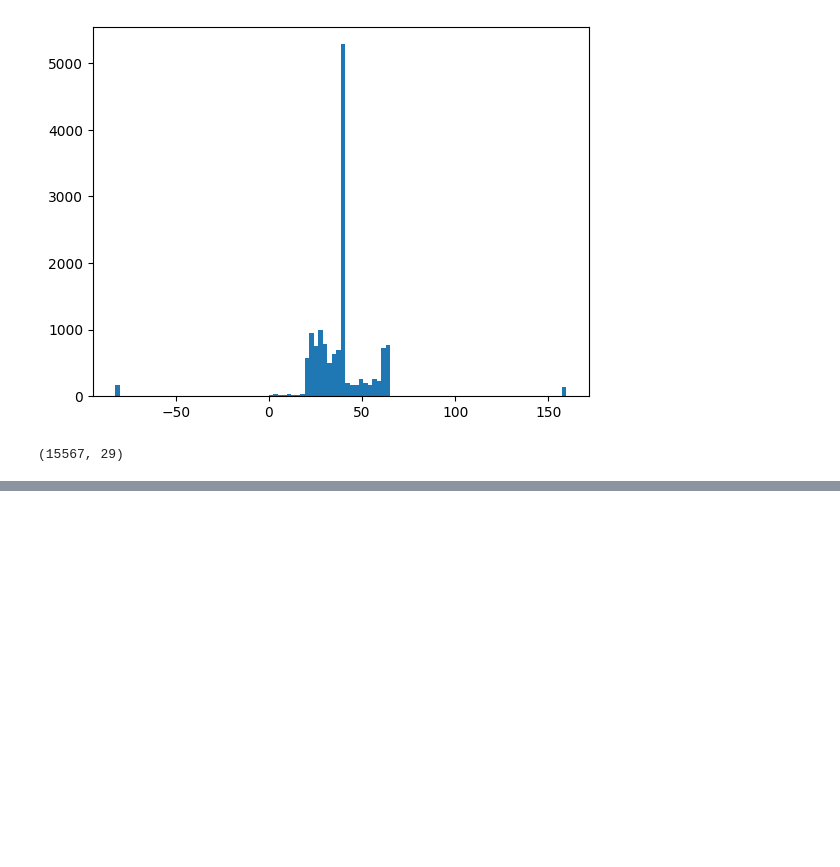
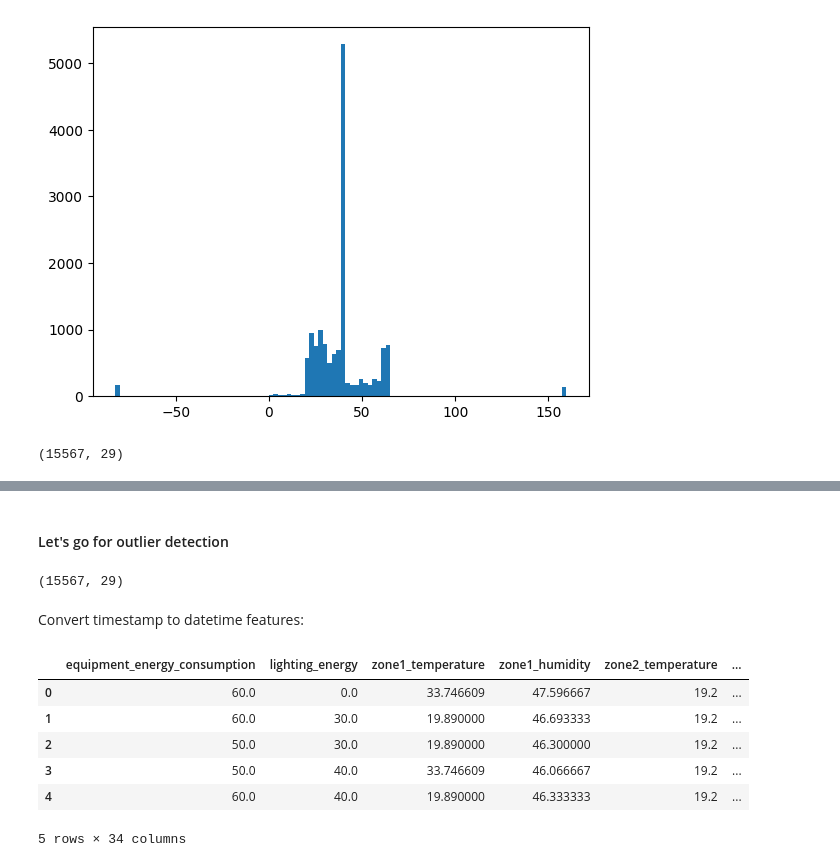
Before and after one commit to PulkitMangal09/DS-Intern-Assignment-pulkit, a Jupyter notebook: notebooks/energy_prediction_colab.ipynb, the cells around one changed output, grey strips where cells are left out. Cells and saved outputs as stored; diff of their text form; code cells hidden in the pictures; blank space fills up the shorter version.

```diff
--- a/notebooks/energy_prediction_colab.ipynb
+++ b/notebooks/energy_prediction_colab.ipynb
@@ -274,0 +339,8 @@ df[features_to_interpolate] = df[features_to_interpolate].interpolate(method='ti
+# %% [markdown]
+#### Let's go for outlier detection
+# %%
+df.shape
+# %% [output]
+(15567, 29)
+# %% [markdown]
+Convert timestamp to datetime features:
@@ -274,0 +356,10 @@ df[features_to_interpolate] = df[features_to_interpolate].interpolate(method='ti
+# %%
+df.head()
+# %% [output]
+|  | equipment_energy_consumption | lighting_energy | zone1_temperature | zone1_humidity | zone2_temperature | ... |
+| 0 | 60.0 | 0.0 | 33.746609 | 47.596667 | 19.2 | ... |
+| 1 | 60.0 | 30.0 | 19.890000 | 46.693333 | 19.2 | ... |
+| 2 | 50.0 | 30.0 | 19.890000 | 46.300000 | 19.2 | ... |
+| 3 | 50.0 | 40.0 | 33.746609 | 46.066667 | 19.2 | ... |
+| 4 | 60.0 | 40.0 | 19.890000 | 46.333333 | 19.2 | ... |
+5 rows × 34 columns
```
Also changed, not shown: parts of 33 cells of this notebook.
